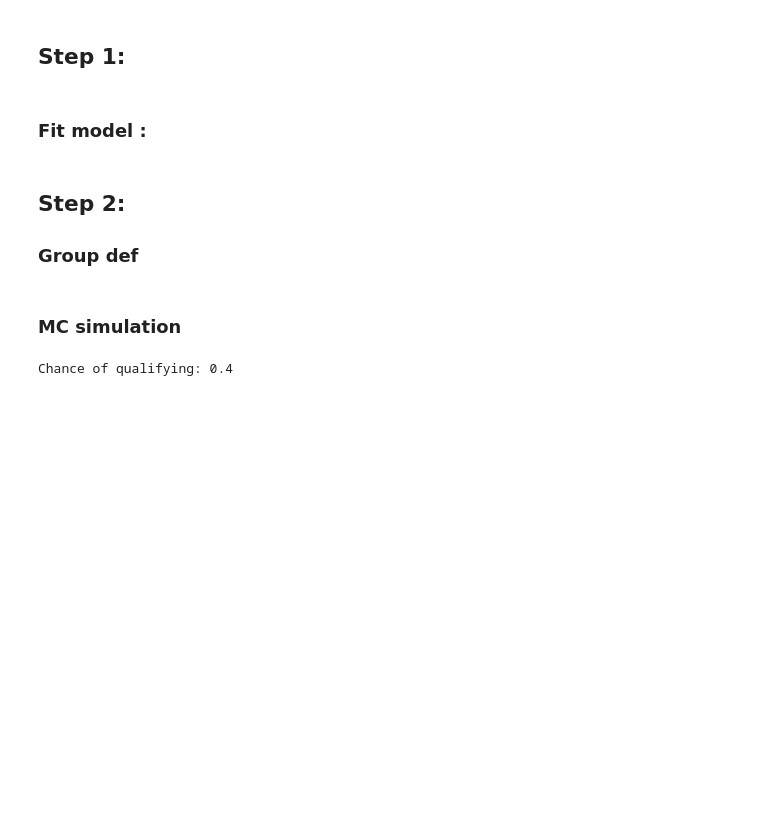
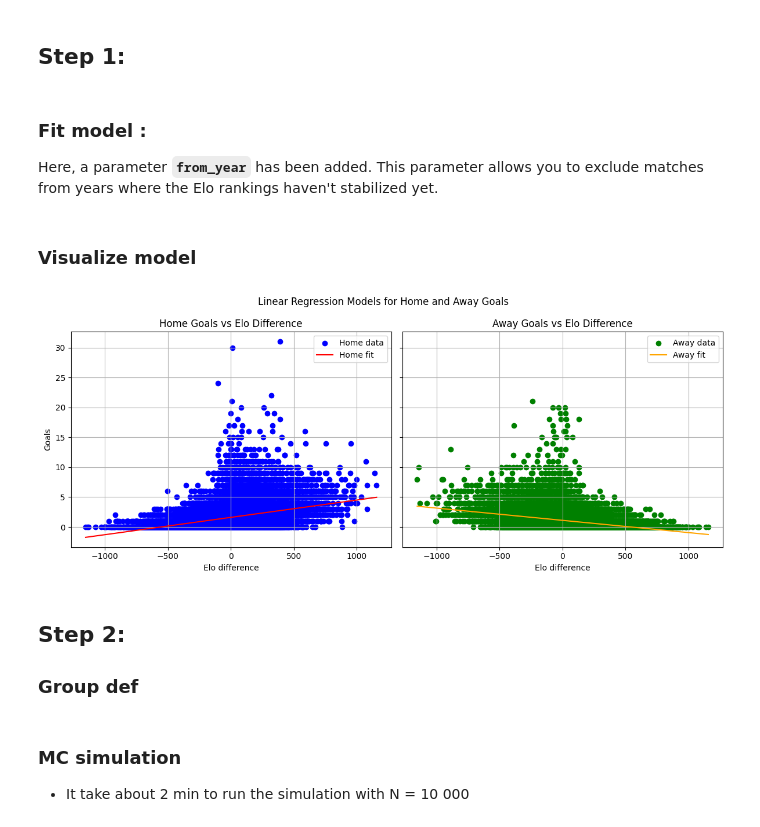
Before and after one commit to filipbrunmark/WC2026_Prediction, a Jupyter notebook: Sweden_Qualification_Chance.ipynb, the cells around one changed output. Drawn from its saved outputs; the diff is of its cells as text; code cells hidden in the pictures; blank space fills up the shorter version.

```diff
--- a/Sweden_Qualification_Chance.ipynb
+++ b/Sweden_Qualification_Chance.ipynb
@@ -102,11 +128,54 @@ print(df_current_elo.sort_values('Elo', ascending=False).head(5))
 ## Step 1:
 # %% [markdown]
 ### Fit model :
+
+Here, a parameter **`from_year`** has been added. This parameter allows you to exclude matches from years where the Elo rankings haven't stabilized yet.
 # %%
 from util import MRP_Poisson_Dist
 
+from_year = '1970-01-01' # Type must be date-string(format: %Year-%Month-%Day)
+year_rowindex = df.index[df['date'] > from_year][0]
+X = df[['elo_diff']].iloc[year_rowindex:]
+y_home = df['home_score'].iloc[year_rowindex:]
+y_away = df['away_score'].iloc[year_rowindex:]
+
 mrp_model = MRP_Poisson_Dist()
-mrp_model.fit(elo_diff=df[['elo_diff']], home_score=df['home_score'], away_score=df['away_score'])
+mrp_model.fit(elo_diff=X, home_score=y_home, away_score=y_away)
+# %% [markdown]
+### Visualize model
+# %%
+import numpy as np
+import matplotlib.pyplot as plt
+
+# Create prediction space
+X_fit = np.linspace(X.min(), X.max(), 100).reshape(-1, 1)
+(y_home_pred,y_away_pred) = mrp_model.predict(X_fit)
+
+# Plot
+fig, axs = plt.subplots(1, 2, figsize=(12, 5), sharey=True)
+
+# Plot home model
+axs[0].scatter(X, y_home, color='blue', label='Home data')
+axs[0].plot(X_fit, y_home_pred, color='red', label='Home fit')
+axs[0].set_title('Home Goals vs Elo Difference')
+axs[0].set_xlabel('Elo difference')
+axs[0].set_ylabel('Goals')
+axs[0].legend()
+axs[0].grid(True)
+
+# Plot away model
+axs[1].scatter(X, y_away, color='green', label='Away data')
+axs[1].plot(X_fit, y_away_pred, color='orange', label='Away fit')
+axs[1].set_title('Away Goals vs Elo Difference')
+axs[1].set_xlabel('Elo difference')
+axs[1].legend()
+axs[1].grid(True)
+
+plt.suptitle('Linear Regression Models for Home and Away Goals')
+plt.tight_layout()
+plt.show()
+# %% [output]
+[figure, added]
 # %% [markdown]
 ## Step 2:
 
@@ -122,19 +191,29 @@ group_b_matches = { 'home_team':
 df_group_b = pd.DataFrame(data=group_b_matches)
 # %% [markdown]
 ### MC simulation
+
+* It take about 2 min to run the simulation with N = 10 000
 # %%
+import numpy as np
 from util import simulate_group_play, get_placement
-N = 100
-number_of_qualifications = 0
+from scipy.stats import norm
+
+N = 1000
+sim_results = []
 
 for n in range(0,N):
     match_res = simulate_group_play(df_group_b, current_elo, mrp_model)
     placement = get_placement(match_res)
 
     if placement[0] == 'Sweden':
-        number_of_qualifications += 1
+        sim_results.append(1)
+    else:
+        sim_results.append(0)
 
 
-print(f'Chance of qualifying: {number_of_qualifications/N}')
+p_hat = np.mean(sim_results)   # p_hat = E[X]
+std_error = np.sqrt(p_hat * (1 - p_hat) / N)   # SE = sqrt( VAR[p_hat] )
+
+z = norm.ppf(0.975)
+ci_lower = p_hat - z * std_error
+ci_upper = p_hat + z * std_error
-# %% [output]
-Chance of qualifying: 0.4
```
Also changed, not shown: parts of 7 cells of this notebook, 1 other file.
